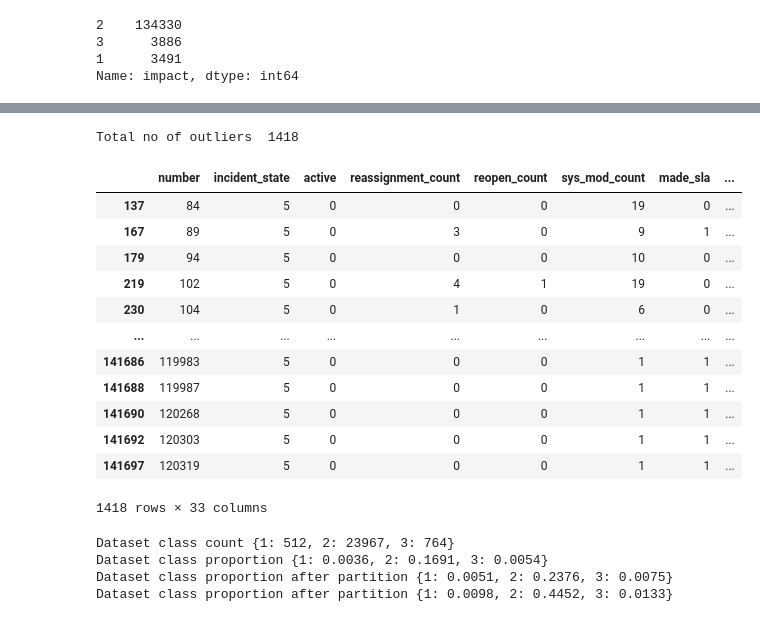
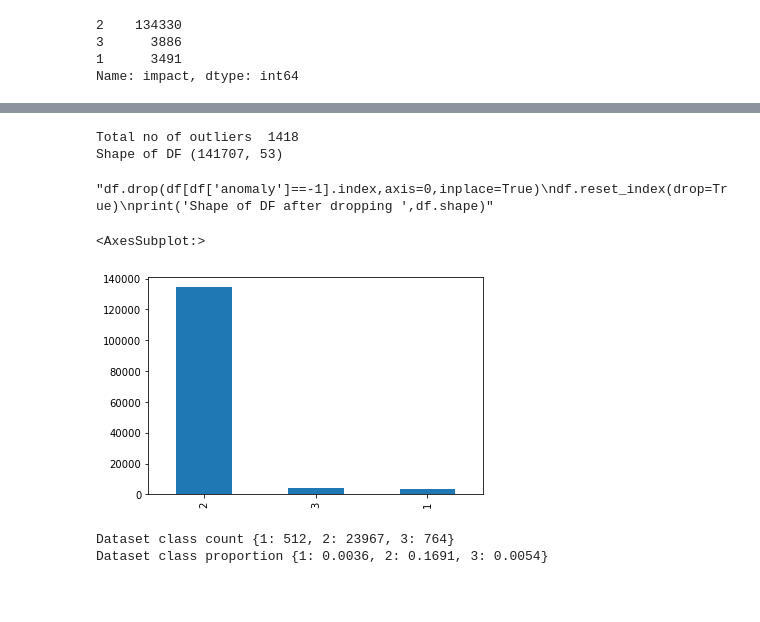
Before and after one commit to Spurti1993/ExcleR_Project, a Jupyter notebook: Impact_Prediction.ipynb, the cells around one changed output, grey strips where cells are left out. Drawn from its saved outputs; the diff is of its cells as text; code cells hidden in the pictures; blank space fills up the shorter version.

```diff
--- a/Impact_Prediction.ipynb
+++ b/Impact_Prediction.ipynb
@@ -568,26 +501,23 @@ clf.fit(df1)
 df['anomaly'] = clf.predict(df1)#predicting the outliers
 df['anomaly_scores']=clf.decision_function(df1)
 print('Total no of outliers ',len(df[df['anomaly']==-1]))
-df[df['anomaly']==-1]
+print('Shape of DF',df.shape)
+'''df.drop(df[df['anomaly']==-1].index,axis=0,inplace=True)
+df.reset_index(drop=True)
+print('Shape of DF after dropping ',df.shape)'''
 # %% [output]
 Total no of outliers  1418
+Shape of DF (141707, 53)
-|  | number | incident_state | active | reassignment_count | reopen_count | sys_mod_count | made_sla | ... |
-| 137 | 84 | 5 | 0 | 0 | 0 | 19 | 0 | ... |
-| 167 | 89 | 5 | 0 | 3 | 0 | 9 | 1 | ... |
-| 179 | 94 | 5 | 0 | 0 | 0 | 10 | 0 | ... |
-| 219 | 102 | 5 | 0 | 4 | 1 | 19 | 0 | ... |
-| 230 | 104 | 5 | 0 | 1 | 0 | 6 | 0 | ... |
-| ... | ... | ... | ... | ... | ... | ... | ... | ... |
-| 141686 | 119983 | 5 | 0 | 0 | 0 | 1 | 1 | ... |
-| 141688 | 119987 | 5 | 0 | 0 | 0 | 1 | 1 | ... |
-| 141690 | 120268 | 5 | 0 | 0 | 0 | 1 | 1 | ... |
-| 141692 | 120303 | 5 | 0 | 0 | 0 | 1 | 1 | ... |
-| 141697 | 120319 | 5 | 0 | 0 | 0 | 1 | 1 | ... |
-1418 rows × 33 columns
+"df.drop(df[df['anomaly']==-1].index,axis=0,inplace=True)\ndf.reset_index(drop=True)\nprint('Shape of DF after dropping ',df.shape)"
 # %%
 
 #Saving the cleaned file for future reference
 #df.to_csv('DataClean_incident_event_log.csv',index=False)
+# %%
+df.impact.value_counts().plot.bar() #imbalanced ddata
+# %% [output]
+<AxesSubplot:>
+[figure, added]
 # %%
 #We are doing this to get the same proportion/data distributions even after splitting the data from the original data
 def get_class_count(df):
@@ -600,17 +530,17 @@ def get_class_proportion(df):
 
 print('Dataset class count',get_class_count(df))
 print('Dataset class proportion',get_class_proportion(df))
+
 #we use stratify which will lock the distribution of classes in train and test sets which will hold the same distribution
-train,test = train_test_split(df,test_size=0.3,stratify=df['impact'],random_state=1)
-print('Dataset class proportion after partition',get_class_proportion(train))
-print('Dataset class proportion after partition',get_class_proportion(test))
+train,test = train_test_split(df,test_size=0.3,random_state=42)
+#print('Dataset class proportion after partition',get_class_proportion(train))
+#print('Dataset class proportion after partition',get_class_proportion(test))
 #We are splitting the data into train test after EDA as we understand the data and patterns completly
 #Next step is feature engg and we use sme ML algo for Feature engg i.e we shuldn't allow model to remember so before feature engg only we divide data
-df_1 = train.copy()
-Y_train= df_1.impact
-X_train = df_1.drop(columns=['impact','opened_at','sys_created_at','sys_updated_at','resolved_at','closed_at','anomaly','anomaly_scores'])
+Y_train = train.impact.reset_index(drop=True)
+X_train = train.drop(columns=['impact','opened_at','sys_created_at','sys_updated_at','resolved_at','closed_at','anomaly','anomaly_scores']).reset_index(drop=True)
+Y_test = test.impact.reset_index(drop=True)
+X_test = test.drop(columns=['impact','opened_at','sys_created_at','sys_updated_at','resolved_at','closed_at','anomaly','anomaly_scores']).reset_index(drop=True)
 # %% [output]
 Dataset class count {1: 512, 2: 23967, 3: 764}
 Dataset class proportion {1: 0.0036, 2: 0.1691, 3: 0.0054}
-Dataset class proportion after partition {1: 0.0051, 2: 0.2376, 3: 0.0075}
-Dataset class proportion after partition {1: 0.0098, 2: 0.4452, 3: 0.0133}
```
Also changed, not shown: parts of 74 cells of this notebook, 4 other files.
